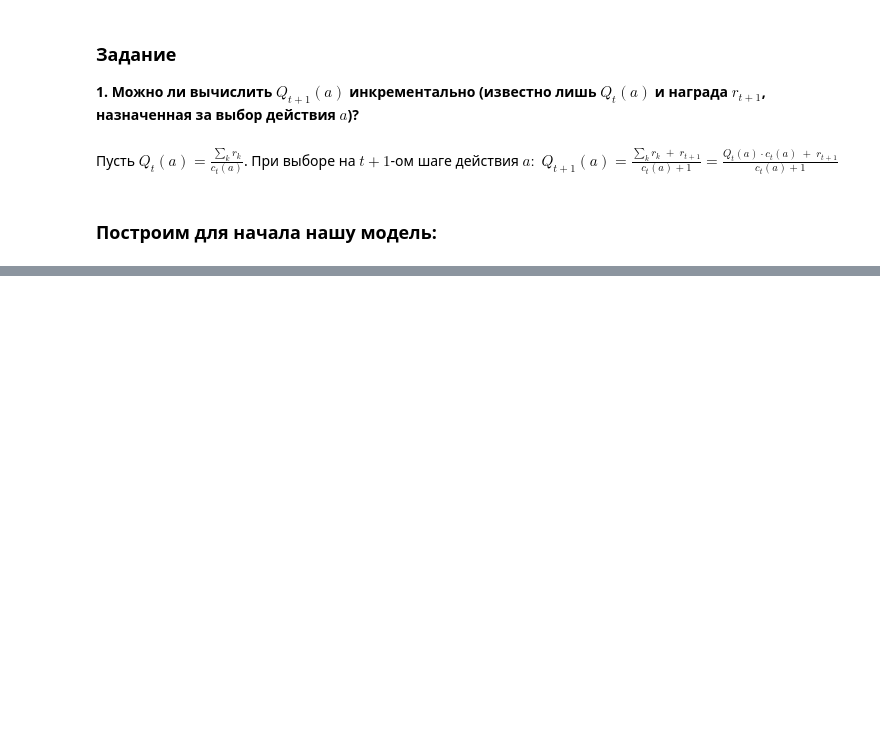
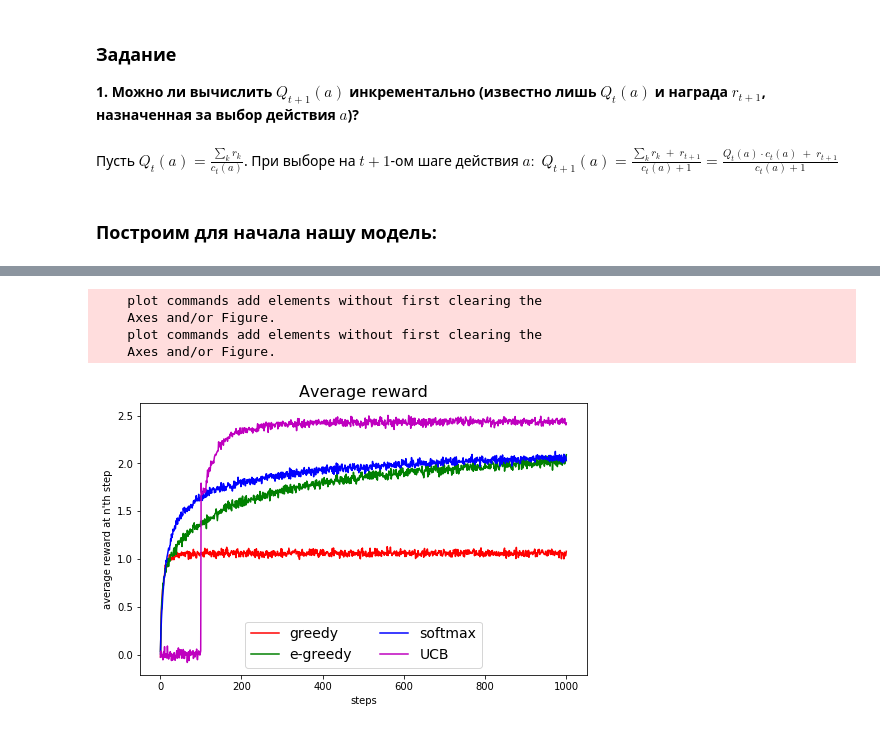
Before and after one commit to v-sopov/renju, a Jupyter notebook: lab4_solution.ipynb, the cells around one changed output, grey strips where cells are left out. Saved outputs shown, nothing was run; the diff lists cells and outputs as text; code cells hidden in the pictures; blank space fills up the shorter version.

```diff
--- a/lab4_solution.ipynb
+++ b/lab4_solution.ipynb
@@ -119,0 +273,24 @@ Widget Javascript not detected.  It may not be installed properly. Did you enabl
+# %%
+games_num = 2000
+
+plt.figure(figsize=(8, 5))
+plt.xlabel('steps')
+plt.ylabel("average reward at n'th step")
+plt.hold(True)
+greedy_player = Player(100, 1000, Greedy)
+greedy_player.evaluate(games=games_num, show=True, hold=True, color='r', label='greedy')
+e_greedy_player = Player(100, 1000, E_Greedy, eps=0.1)
+e_greedy_player.evaluate(games=games_num, show=True, hold=True, color='g', label='e-greedy')
+softmax_player = Player(100, 1000, Softmax, eps=0.25)
+softmax_player.evaluate(games=games_num, show=True, hold=True, color='b', label='softmax')
+ucb_player = Player(100, 1000, UCB, eps=0.25)
+ucb_player.evaluate(games=games_num, show=True, hold=True, color='m', label='UCB')
+plt.hold(False)
+plt.legend(loc='lower center', ncol=2, fontsize=14)
+plt.show()
+# %% [output]
+    plot commands add elements without first clearing the
+    Axes and/or Figure.
+    plot commands add elements without first clearing the
+    Axes and/or Figure.
+[figure, added]
```
Also changed, not shown: parts of 17 cells of this notebook.
